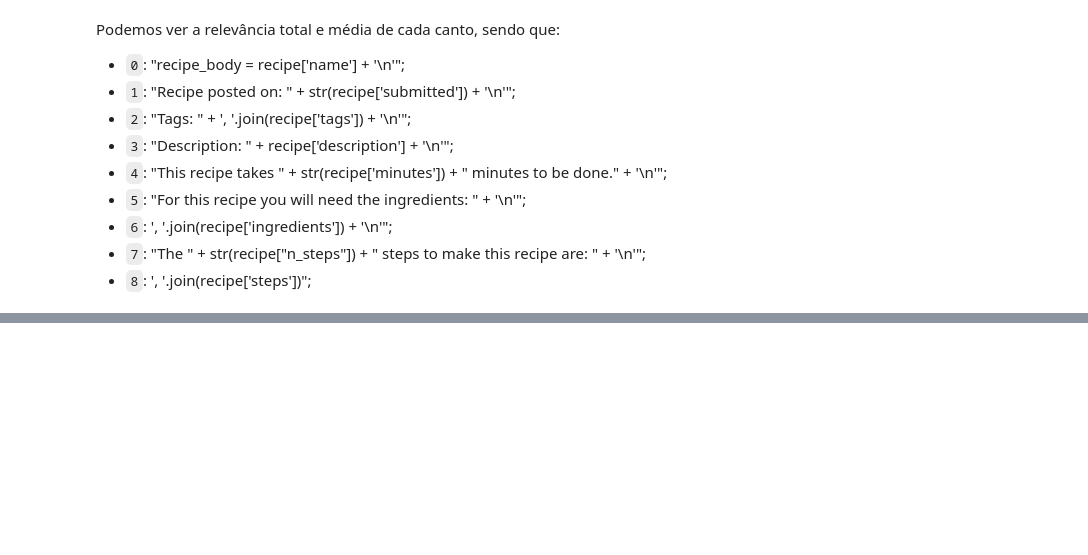
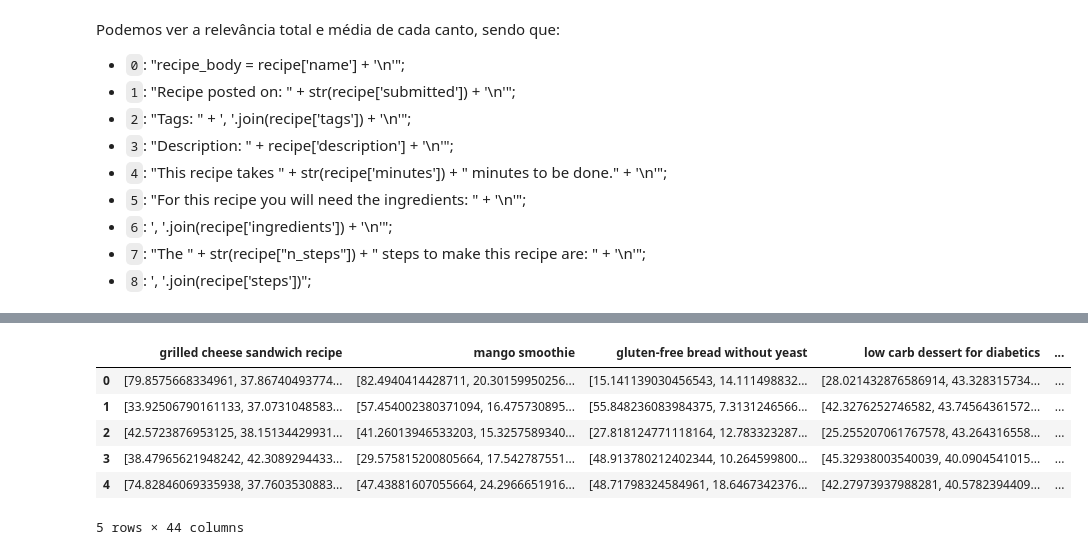
Before and after one commit to VanessaWille/Search_Engine, a Jupyter notebook: colbert/longcolbert copy.ipynb, the cells around one changed output, grey strips where cells are left out. Saved outputs shown, nothing was run; the diff lists cells and outputs as text; code cells hidden in the pictures; blank space fills up the shorter version.

```diff
--- a/colbert/longcolbert copy.ipynb
+++ b/colbert/longcolbert copy.ipynb
@@ -609,7 +656,7 @@ def to_vespa_format(x):
     }
 
 vespa_feed = df.apply(to_vespa_format, axis=1).tolist()
-vespa_feed_slice = vespa_feed[0:100]
+vespa_feed_slice = vespa_feed[0:10000]
 print(vespa_feed_slice[0])
 # %% [output]
 Index(['name', 'id', 'minutes', 'contributor_id', 'submitted', 'tags',
@@ -690,7 +753,10 @@ model_to_ranking_dict = {
     "colbert_avg_steps_bm25": "colbert_avg_steps_bm25",
     "colbert_max_ingredients_bm25": "colbert_max_ingredients_bm25",
     "colbert_avg_ingredients_bm25": "colbert_avg_ingredients_bm25",
+    "colbert_cross_body_split": "colbert_cross_body_split"
 }
+
+lista_body_split = ['colbert_max_body_split', 'colbert_avg_body_split', 'colbert_max_body_split_bm25', 'colbert_avg_body_split_bm25']
 
 embeddings = {
     "colbert_max_body_split": "embedding_body_split",
@@ -704,8 +770,12 @@ embeddings = {
     "colbert_max_steps_bm25": "embedding_steps",
     "colbert_avg_steps_bm25": "embedding_steps",
     "colbert_max_ingredients_bm25": "embedding_ingredients",
-    "colbert_avg_ingredients_bm25": "embedding_ingredients"
+    "colbert_avg_ingredients_bm25": "embedding_ingredients",
+    "colbert_cross_body_split": "embedding_body_split"
 }
+
+# makes it so each model in lista_body_split has a key, empty dict value
+relevance = {model: {} for model in lista_body_split}
 
 for selected_model in model_to_ranking_dict.keys():
     output_name = 'output/Results_' + selected_model + '_extraQuestions' + '.xlsx'
@@ -721,7 +791,8 @@ for selected_model in model_to_ranking_dict.keys():
             with app.syncio(connections=1) as session:
                 try:
                     response: VespaQueryResponse = session.query(
-                        yql="select * from sources * where ({targetHits:1000}nearestNeighbor(" + embedding + ",q)) limit 5",
+                        yql="select * from sources * where rank({targetHits:1000}nearestNeighbor(" +embedding+",q), userQuery()) limit 5",
+                        #yql="select * from sources * where ({targetHits:1000}nearestNeighbor(" + embedding + ",q)) limit 5",
                         query=input_query,
                         ranking=model_to_ranking_dict[selected_model],
                         body={
@@ -729,7 +800,8 @@ for selected_model in model_to_ranking_dict.keys():
                             "input.query(qt)": f"embed(colbert, \"{input_query}\")",
                             # "input.query(q)": f"embed({input_query})",
                             #"timeout": "30s"  # Aumentar o tempo limite para 10 segundos
-                        }
+                        },
+                        hits = 5
                     )
                     assert response.is_successful()
                 except Exception as e:
@@ -745,6 +817,15 @@ for selected_model in model_to_ranking_dict.keys():
                     record["Descrição"] = questions[questions['Query'] == input_query]['Descrição'].values[0]
                     data = pd.concat([data, pd.DataFrame([record])], ignore_index=True)
 
+                    if model_to_ranking_dict[selected_model] in lista_body_split:
+                        cells = hit['fields']['matchfeatures']['max_sim_per_context_body_split']['cells']
+                        # turn the dict into a list of values
+                        values = list(cells.values())
+                        if input_query not in relevance[model_to_ranking_dict[selected_model]]:
+                            relevance[model_to_ranking_dict[selected_model]][input_query] = []
+                        # if the key input_query has not been added to the relevance dictionary yet
+                        relevance[model_to_ranking_dict[selected_model]][input_query].append(values)
+
             i += 1
 
         # Sorting
@@ -821,2 +933,24 @@ print(median)
 {'0': 420.0016670227051, '1': 274.50904846191406, '2': 308.63941764831543, '3': 416.2218737602234, '4': 181.57076835632324, '5': 84.61458206176758, '6': 570.7690467834473, '7': 135.15281772613525, '8' ...
 {'0': 42.000166702270505, '1': 27.450904846191406, '2': 30.863941764831544, '3': 41.62218737602234, '4': 18.157076835632324, '5': 8.461458206176758, '6': 57.076904678344725, '7': 13.515281772613525, ' ...
+# %%
+# transform relevance into a DataFrame
+colbert_max_body_split_relevance = pd.DataFrame(relevance['colbert_max_body_split'])
+# flip columns and rows
+#colbert_max_body_split_relevance = colbert_max_body_split_relevance.T
+# add column with name of the model
+#colbert_max_body_split_relevance['Model'] = 'colbert_max_body_split'
+# reset index
+#colbert_max_body_split_relevance = colbert_max_body_split_relevance.reset_index()
+# change name of the columns
+#colbert_max_body_split_relevance.columns = ['Query', 'Name', 'Submitted', 'Tags', 'Description', 'Minutes', 'Filler', 'Ingredients', 'N_steps', 'Steps', 'Model']
+# change order of columns
+#colbert_max_body_split_relevance = colbert_max_body_split_relevance[['Model', 'Query', 'Name', 'Submitted', 'Tags', 'Description', 'Minutes', 'Filler', 'Ingredients', 'N_steps', 'Steps']]
+colbert_max_body_split_relevance
+# %% [output]
+|  | grilled cheese sandwich recipe | mango smoothie | gluten-free bread without yeast | low carb dessert for diabetics | ... |
+| 0 | [79.8575668334961, 37.86740493774... | [82.4940414428711, 20.30159950256... | [15.141139030456543, 14.111498832... | [28.021432876586914, 43.328315734... | ... |
+| 1 | [33.92506790161133, 37.0731048583... | [57.454002380371094, 16.475730895... | [55.848236083984375, 7.3131246566... | [42.3276252746582, 43.74564361572... | ... |
+| 2 | [42.5723876953125, 38.15134429931... | [41.26013946533203, 15.3257589340... | [27.818124771118164, 12.783323287... | [25.255207061767578, 43.264316558... | ... |
+| 3 | [38.47965621948242, 42.3089294433... | [29.575815200805664, 17.542787551... | [48.913780212402344, 10.264599800... | [45.32938003540039, 40.0904541015... | ... |
+| 4 | [74.82846069335938, 37.7603530883... | [47.43881607055664, 24.2966651916... | [48.71798324584961, 18.6467342376... | [42.27973937988281, 40.5782394409... | ... |
+5 rows × 44 columns
```
Also changed, not shown: parts of 12 cells of this notebook, 16 other files.
